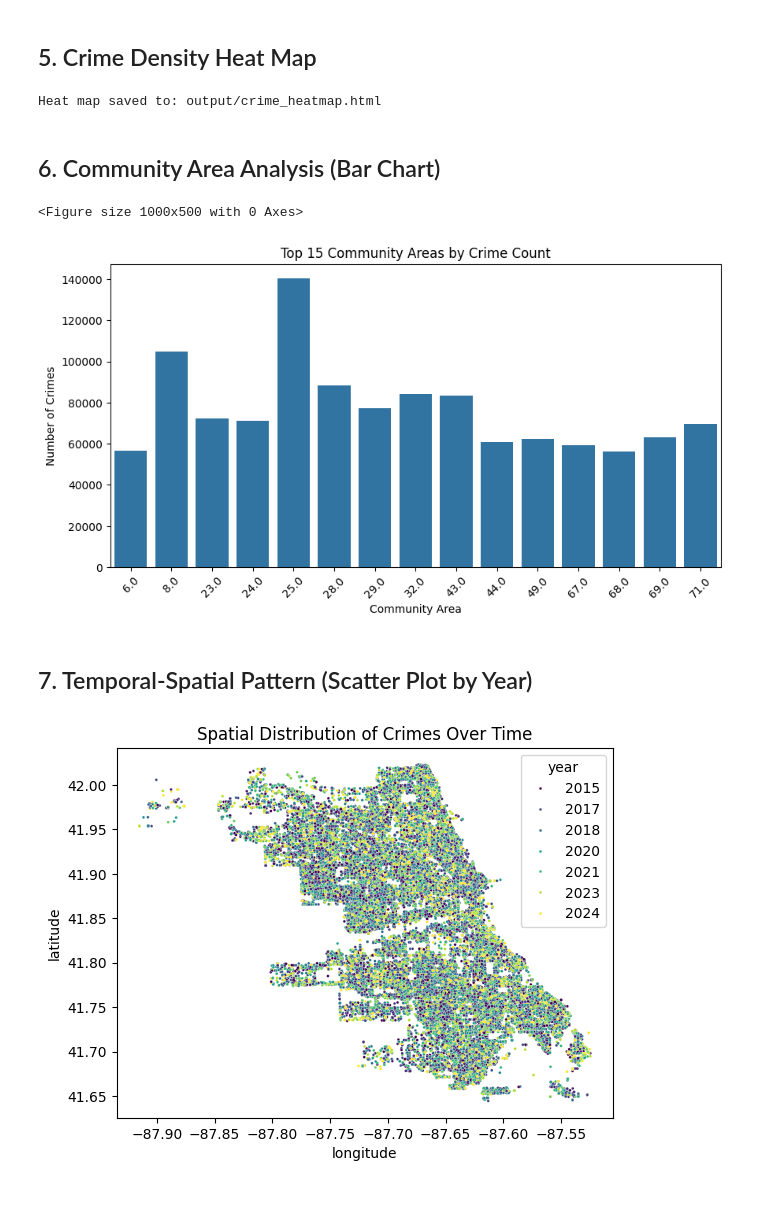
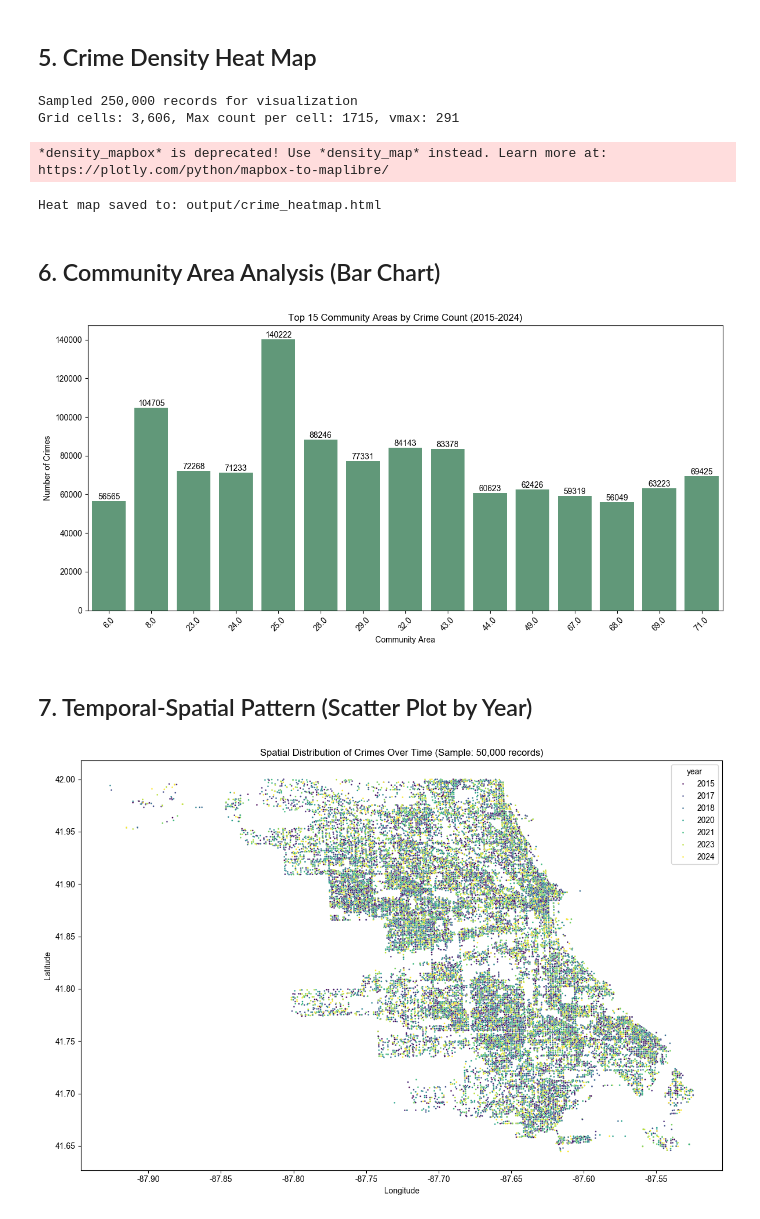
Before and after one commit to CapyIsRobyn/it5006-streamlit-dashboard, a Jupyter notebook: notebooks/spatial_distribution_study.ipynb, the cells around one changed output. Saved outputs shown, nothing was run; the diff lists cells and outputs as text; code cells hidden in the pictures.

Commit message:
update: unified data

```diff
--- a/notebooks/spatial_distribution_study.ipynb
+++ b/notebooks/spatial_distribution_study.ipynb
@@ -58,6 +57,7 @@ memory usage: 212.6 MB
 ## 2. Data Cleaning and Validation
 # %%
 # Check coordinate statistics
+df = df.dropna(subset=["latitude", "longitude"])
 print("Coordinate Statistics:")
 print(df[["latitude", "longitude"]].describe())
 
@@ -66,7 +66,8 @@ print(df[["latitude", "longitude"]].describe())
 df = df[(df["latitude"] > 37) & (df["latitude"] < 42) &
         (df["longitude"] > -91) & (df["longitude"] < -87)]
 
-print(f"\nRecords after filtering: {len(df):,}")
+df = df.reset_index(drop=True)
+df.info()
 # %% [output]
 Coordinate Statistics:
            latitude     longitude
@@ -118,58 +127,90 @@ plt.show()
 # %% [markdown]
 ## 5. Crime Density Heat Map
 # %%
-# Create interactive heat map using Folium
-center_lat = df["latitude"].mean()
-center_lon = df["longitude"].mean()
+# Create interactive density heat map using Plotly
+df_map = df[["latitude", "longitude"]].dropna()
 
-crime_map = folium.Map(
-    location=[center_lat, center_lon],
-    zoom_start=11,
-    tiles='OpenStreetMap'
+# Sample data if too large
+if len(df_map) > 250000:
+    df_map = df_map.sample(250000, random_state=42)
+    print(f"Sampled {len(df_map):,} records for visualization")
+else:
+    print(f"Using {len(df_map):,} records for visualization")
+
+# Grid binning
+cell = 0.004
+df_map["lat_bin"] = (df_map["latitude"] / cell).round() * cell
+df_map["lon_bin"] = (df_map["longitude"] / cell).round() * cell
+
+# Aggregate by grid cells
+grid = df_map.groupby(["lat_bin", "lon_bin"]).size().reset_index(name="count")
+
+# Calculate vmax using 98th percentile
+vmax = int(grid["count"].quantile(0.98))
+vmax = max(vmax, 1)
+
+print(f"Grid cells: {len(grid):,}, Max count per cell: {grid['count'].max()}, vmax: {vmax}")
+
+# Create density mapbox
+fig_den = px.density_mapbox(
+    grid,
+    lat="lat_bin",
+    lon="lon_bin",
+    z="count",
+    radius=18,
+    zoom=9.8,
+    center={"lat": 41.8781, "lon": -87.6298},
+    mapbox_style="open-street-map",
+    color_continuous_scale="Turbo",
+    range_color=[0, vmax],
+    opacity=0.8,
+    hover_data={"lat_bin": ":.4f", "lon_bin": ":.4f", "count": True},
 )
 
-# Sample data for heat map (full dataset is too large for rendering)
-heat_sample = df.sample(50000, random_state=42)
-heat_data = heat_sample[["latitude", "longitude"]].values.tolist()
+fig_den.update_layout(
+    height=750,
+    margin=dict(l=0, r=0, t=30, b=0),
+    coloraxis_colorbar=dict(title="Count per grid cell"),
+)
 
-HeatMap(
-    heat_data,
-    radius=8,
-    blur=12,
-    max_zoom=1
-).add_to(crime_map)
+# Display the map
+fig_den.show()
 
 # Save map
+os.makedirs("output", exist_ok=True)
 output_path = "output/crime_heatmap.html"
-crime_map.save(output_path)
+fig_den.write_html(output_path)
 print(f"Heat map saved to: {output_path}")
 # %% [output]
-Heat map saved to: output/crime_heatmap.html
+Sampled 250,000 records for visualization
+Grid cells: 3,606, Max count per cell: 1715, vmax: 291
+*density_mapbox* is deprecated! Use *density_map* instead. Learn more at: https://plotly.com/python/mapbox-to-maplibre/
+Heat map saved to: output/crime_heatmap.html
 # %% [markdown]
 ## 6. Community Area Analysis (Bar Chart)
 # %%
 crime_by_area = (
     df["community_area"]
     .value_counts()
     .head(15)
 )
 
 fig, ax = plt.subplots(figsize=(12, 6))
 sns.barplot(
     x=crime_by_area.index,
     y=crime_by_area.values,
     color='seagreen',
     alpha=0.8
 )
+ax.bar_label(ax.containers[0])
 ax.set_xlabel("Community Area")
 ax.set_ylabel("Number of Crimes")
 ax.set_title("Top 15 Community Areas by Crime Count (2015-2024)")
 plt.xticks(rotation=45)
 plt.tight_layout()
 plt.show()
 # %% [output]
-<Figure size 1000x500 with 0 Axes>
-[figure, old version]
+[figure, new version]
 # %% [markdown]
 ## 7. Temporal-Spatial Pattern (Scatter Plot by Year)
 # %%
@@ -196,4 +237,4 @@ ax.set_title("Spatial Distribution of Crimes Over Time (Sample: 50,000 records)"
 plt.tight_layout()
 plt.show()
 # %% [output]
-[figure, old version]
+[figure, new version]
```
Also changed, not shown: parts of 3 cells of this notebook, 9 other files.
